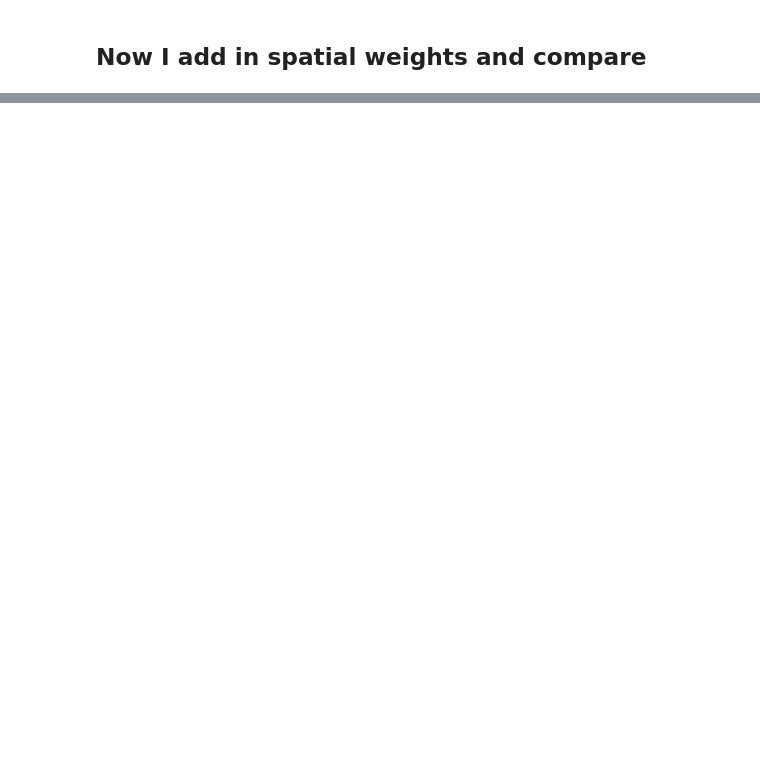
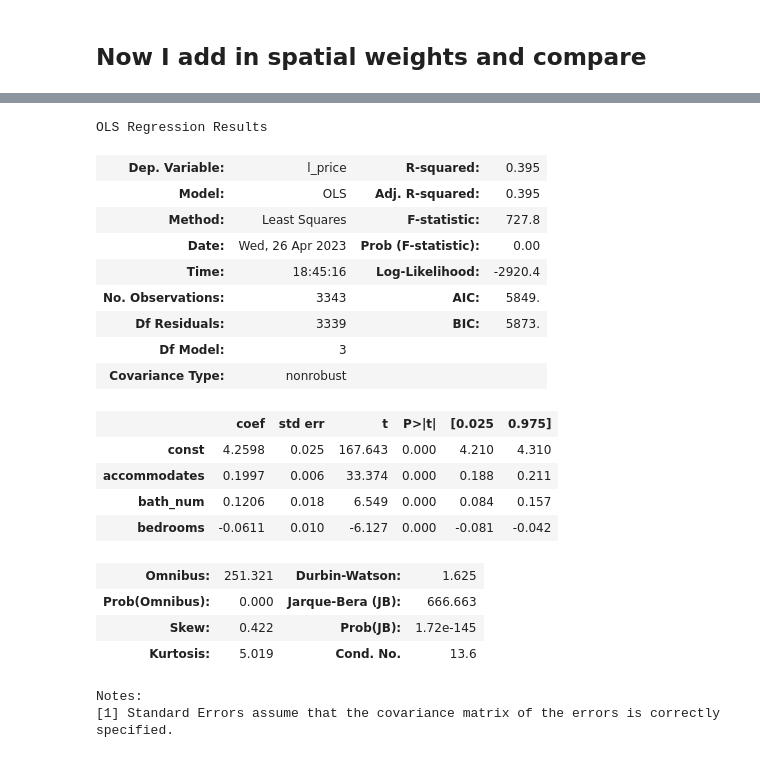
Before and after one commit to Brooks377/leftside_teamproject, a Jupyter notebook: ugly_god/spatial_regression.ipynb, the cells around one changed output, grey strips where cells are left out. Drawn from its saved outputs; the diff is of its cells as text; code cells hidden in the pictures; blank space fills up the shorter version.

```diff
--- a/ugly_god/spatial_regression.ipynb
+++ b/ugly_god/spatial_regression.ipynb
@@ -201 +90,4 @@ Instruments: W_accommodates, W_bath_num, W_bedrooms
+# %%
+# add 'const' to act as intercept
+listings_4reg['const'] = 1
 # %%
@@ -257,0 +174,32 @@ OLS+W : 48778.91802023097
+# %%
+# doing an OLS a slightly different way (now, this step is unnecessary)
+# no intercept... but much higher r-squared (when using l_price... weird)
+# better for this report, but not sure I can use it in predicitons
+
+explanatory_variables = ['const', 'accommodates', 'bath_num', 'bedrooms']
+
+reg = sm.OLS(listings_4reg['l_price'], listings_4reg[explanatory_variables])
+basic_ols_res = reg.fit()
+basic_ols_res.summary()
+# %% [output]
+OLS Regression Results
+| Dep. Variable: | l_price | R-squared: | 0.395 |
+| Model: | OLS | Adj. R-squared: | 0.395 |
+| Method: | Least Squares | F-statistic: | 727.8 |
+| Date: | Wed, 26 Apr 2023 | Prob (F-statistic): | 0.00 |
+| Time: | 18:45:16 | Log-Likelihood: | -2920.4 |
+| No. Observations: | 3343 | AIC: | 5849. |
+| Df Residuals: | 3339 | BIC: | 5873. |
+| Df Model: | 3 |  |  |
+| Covariance Type: | nonrobust |  |  |
+|  | coef | std err | t | P>|t| | [0.025 | 0.975] |
+| const | 4.2598 | 0.025 | 167.643 | 0.000 | 4.210 | 4.310 |
+| accommodates | 0.1997 | 0.006 | 33.374 | 0.000 | 0.188 | 0.211 |
+| bath_num | 0.1206 | 0.018 | 6.549 | 0.000 | 0.084 | 0.157 |
+| bedrooms | -0.0611 | 0.010 | -6.127 | 0.000 | -0.081 | -0.042 |
+| Omnibus: | 251.321 | Durbin-Watson: | 1.625 |
+| Prob(Omnibus): | 0.000 | Jarque-Bera (JB): | 666.663 |
+| Skew: | 0.422 | Prob(JB): | 1.72e-145 |
+| Kurtosis: | 5.019 | Cond. No. | 13.6 |
+Notes:
+[1] Standard Errors assume that the covariance matrix of the errors is correctly specified.
```
Also changed, not shown: parts of 26 cells of this notebook.
